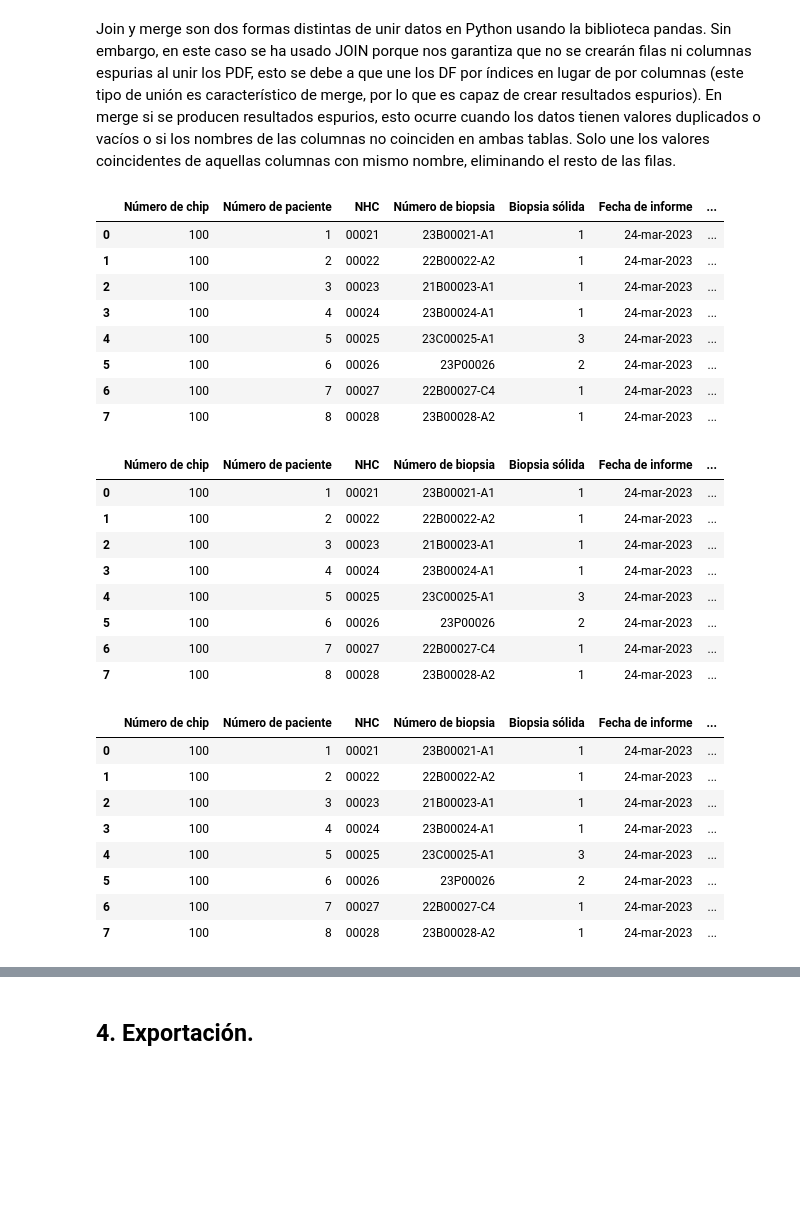
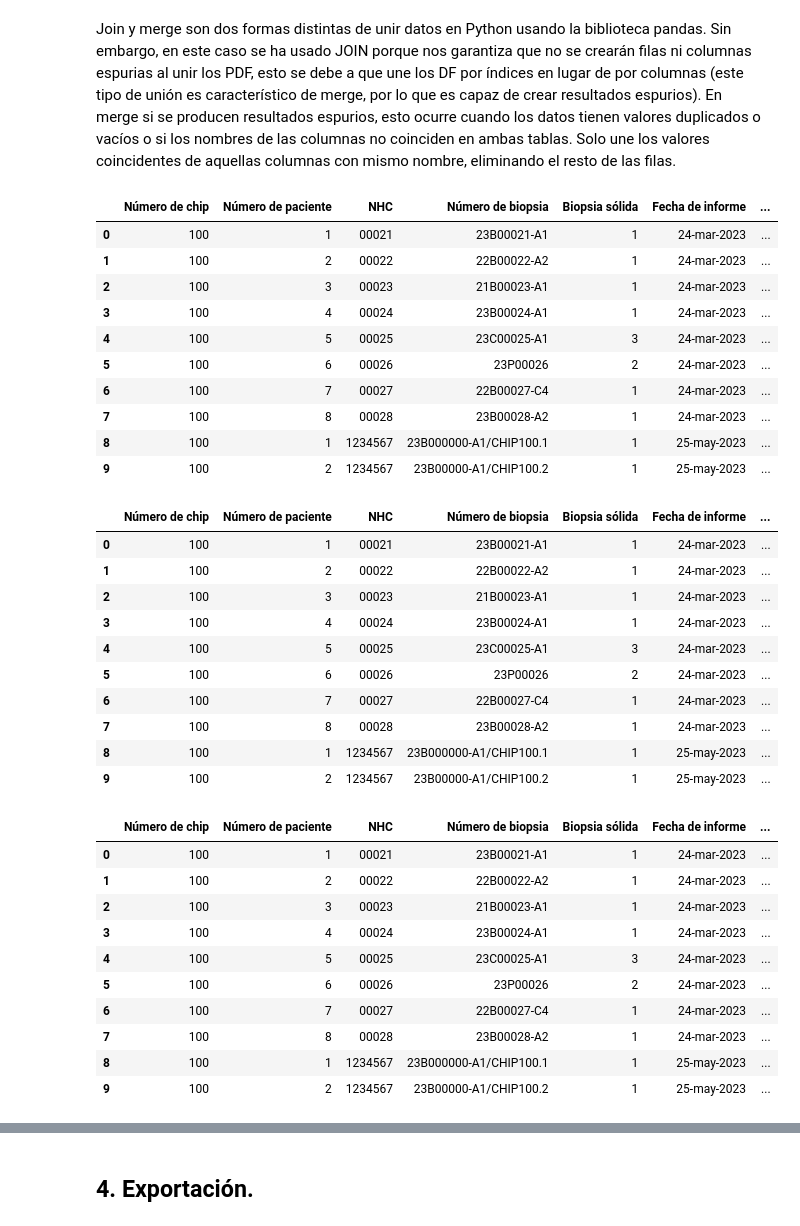
Before and after one commit to LuciaVitores/Automatizacion_PDF_scraping, a Jupyter notebook: CodigoPython.ipynb, the cells around one changed output, grey strips where cells are left out. Cells and saved outputs as stored; diff of their text form; code cells hidden in the pictures; blank space fills up the shorter version.

Commit message:
Mejoras código y comprobación de resultados.

```diff
--- a/CodigoPython.ipynb
+++ b/CodigoPython.ipynb
@@ -260,19 +285,2 @@ for diagnostico in textoDiag:
 # %% [markdown]
 ## 2.3.2 NHC. <a id = "2.3.2"></a><a href="#index"><i class="fa fa-list-alt" aria-hidden="true"></i></a>
-# %%
-#Definimos las variables que vamos a usar.
-NHC_Data_order = []
-NHC_Data_val = []
-
-# Recorremos los elementos en NHC_Data en el orden original y los almacenamos en la variable nueva si no han aparecido nunca, para evitar duplicados.
-for i in NHC_Data:
-    for valor in i:
-        if valor not in NHC_Data_val:
-            NHC_Data_val.append(valor)
-            NHC_Data_order.append(valor)
-
-# Orden original
-NHC_Data_val = [valor for valor in NHC_Data_order]
-
-
-NHC_Data_val
@@ -280,0 +287,9 @@ NHC_Data_val
+# %%
+# Definimos una nueva variable.
+NHC = []
+
+#Recorremos cada uno de los elementos de NHC_Data para crear una variable nueva que almacene únicamente uno de los resultados de cada fichero.
+for i in NHC_Data:
+    sinduplicadosNHC = list(set(i))
+    NHC.append([x for x in i if x in sinduplicadosNHC][0])
+print(NHC)
@@ -880,11 +932,11 @@ Sin embargo, en este caso se ha usado JOIN porque nos garantiza que no se crear
 En merge si se producen resultados espurios, esto ocurre cuando los datos tienen valores duplicados o vacíos o si los nombres de las columnas no coinciden en ambas tablas. Solo une los valores coincidentes de aquellas columnas con mismo nombre, eliminando el resto de las filas.
 # %%
 # PACIENTES
-T1 = pd.DataFrame({'Número de chip': chip2, 'Número de paciente': numero_paciente, 'NHC': NHC_Data_val,
+T1 = pd.DataFrame({'Número de chip': chip2, 'Número de paciente': numero_paciente, 'NHC': NHC,
                     'Número de biopsia': NB_values, 'Biopsia sólida': Biopsia_solida, 'Fecha de informe': fechas})
 # %%
 # DIAGNOSTICO
-T2 = pd.DataFrame({'Número de chip': chip2,'NHC': NHC_Data_val,'Diagnóstico': textoDiag,
+T2 = pd.DataFrame({'Número de chip': chip2,'Número de biopsia': NB_values,'Diagnóstico': textoDiag,
                    'Número del diagnóstico': numeroDiag})
 # %%
 # MUTACIONES
@@ -902,19 +954,21 @@ T5 = pd.DataFrame({'Número de chip': chip2, 'NHC': NHC_Data_val,'Ensayos clíni
                    'SI/NO ensayo':ensayos_finales, 'Fármaco aprobado': lista_tratamientos, 'SI/NO fármacos': tratamientos_finales})
 # %%
-tabla_unida = T1.join(T2.set_index(["Número de chip", "NHC"]), on=["Número de chip", "NHC"])
+tabla_unida = T1.join(T2.set_index(["Número de chip", "Número de biopsia"]), on=["Número de chip", "Número de biopsia"])
 tabla_unida
 # %% [output]
 |  | Número de chip | Número de paciente | NHC | Número de biopsia | Biopsia sólida | Fecha de informe | ... |
 | 0 | 100 | 1 | 00021 | 23B00021-A1 | 1 | 24-mar-2023 | ... |
 | 1 | 100 | 2 | 00022 | 22B00022-A2 | 1 | 24-mar-2023 | ... |
 | 2 | 100 | 3 | 00023 | 21B00023-A1 | 1 | 24-mar-2023 | ... |
 | 3 | 100 | 4 | 00024 | 23B00024-A1 | 1 | 24-mar-2023 | ... |
 | 4 | 100 | 5 | 00025 | 23C00025-A1 | 3 | 24-mar-2023 | ... |
 | 5 | 100 | 6 | 00026 | 23P00026 | 2 | 24-mar-2023 | ... |
 | 6 | 100 | 7 | 00027 | 22B00027-C4 | 1 | 24-mar-2023 | ... |
 | 7 | 100 | 8 | 00028 | 23B00028-A2 | 1 | 24-mar-2023 | ... |
+| 8 | 100 | 1 | 1234567 | 23B000000-A1/CHIP100.1 | 1 | 25-may-2023 | ... |
+| 9 | 100 | 2 | 1234567 | 23B00000-A1/CHIP100.2 | 1 | 25-may-2023 | ... |
 # %%
-tabla_unida2 = tabla_unida.join(T3.set_index(["Número de chip", "NHC"]), on=["Número de chip", "NHC"])
+tabla_unida2 = tabla_unida.join(T3.set_index(["Número de chip", "Número de biopsia"]), on=["Número de chip", "Número de biopsia"])
 tabla_unida2
 # %% [output]
 |  | Número de chip | Número de paciente | NHC | Número de biopsia | Biopsia sólida | Fecha de informe | ... |
@@ -926,8 +980,10 @@ tabla_unida2
 | 5 | 100 | 6 | 00026 | 23P00026 | 2 | 24-mar-2023 | ... |
 | 6 | 100 | 7 | 00027 | 22B00027-C4 | 1 | 24-mar-2023 | ... |
 | 7 | 100 | 8 | 00028 | 23B00028-A2 | 1 | 24-mar-2023 | ... |
+| 8 | 100 | 1 | 1234567 | 23B000000-A1/CHIP100.1 | 1 | 25-may-2023 | ... |
+| 9 | 100 | 2 | 1234567 | 23B00000-A1/CHIP100.2 | 1 | 25-may-2023 | ... |
 # %%
-tabla_final = tabla_unida2.join(T5.set_index(["Número de chip", "NHC"]), on=["Número de chip", "NHC"])
+tabla_final = tabla_unida2.join(T5.set_index(["Número de chip", "Número de biopsia"]), on=["Número de chip", "Número de biopsia"])
 tabla_final
 # %% [output]
 |  | Número de chip | Número de paciente | NHC | Número de biopsia | Biopsia sólida | Fecha de informe | ... |
@@ -939,4 +995,6 @@ tabla_final
 | 5 | 100 | 6 | 00026 | 23P00026 | 2 | 24-mar-2023 | ... |
 | 6 | 100 | 7 | 00027 | 22B00027-C4 | 1 | 24-mar-2023 | ... |
 | 7 | 100 | 8 | 00028 | 23B00028-A2 | 1 | 24-mar-2023 | ... |
+| 8 | 100 | 1 | 1234567 | 23B000000-A1/CHIP100.1 | 1 | 25-may-2023 | ... |
+| 9 | 100 | 2 | 1234567 | 23B00000-A1/CHIP100.2 | 1 | 25-may-2023 | ... |
 # %%
```
Also changed, not shown: parts of 53 cells of this notebook, 6 other files.
